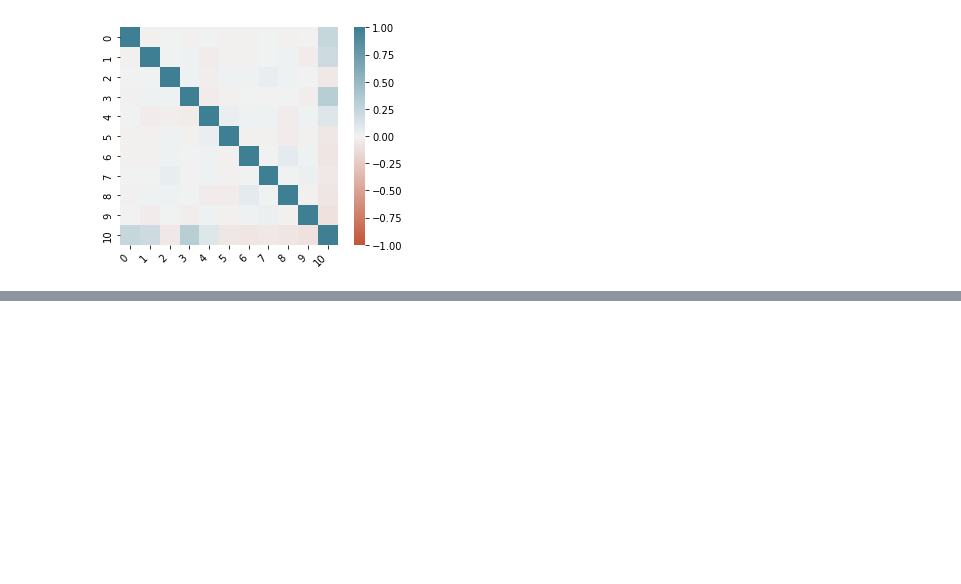
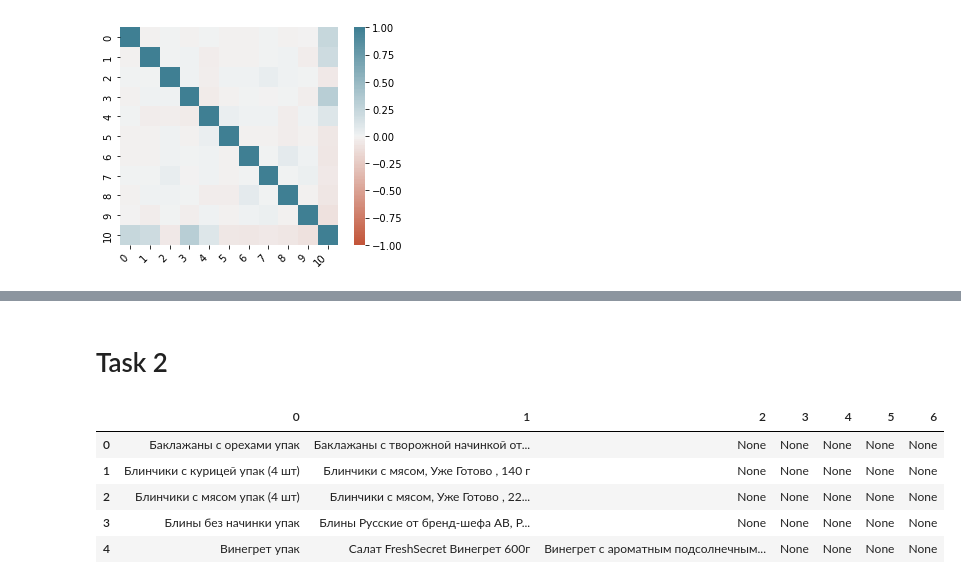
Before and after one commit to Yuriy-Kanygin/accenture, a Jupyter notebook: solution.ipynb, the cells around one changed output, grey strips where cells are left out. Saved outputs shown, nothing was run; the diff lists cells and outputs as text; code cells hidden in the pictures; blank space fills up the shorter version.

```diff
--- a/solution.ipynb
+++ b/solution.ipynb
@@ -100,0 +141,12 @@ print(f"Score: {score:.3f}")
+# %% [markdown]
+# Task 2
+# %%
+data = pd.read_json('data/test_task_NLP.json', orient='values')
+data.head()
+# %% [output]
+|  | 0 | 1 | 2 | 3 | 4 | 5 | 6 |
+| 0 | Баклажаны с орехами упак | Баклажаны с творожной начинкой от... | None | None | None | None | None |
+| 1 | Блинчики с курицей упак (4 шт) | Блинчики с мясом, Уже Готово , 140 г | None | None | None | None | None |
+| 2 | Блинчики с мясом упак (4 шт) | Блинчики с мясом, Уже Готово , 22... | None | None | None | None | None |
+| 3 | Блины без начинки упак | Блины Русские от бренд-шефа АВ, Р... | None | None | None | None | None |
+| 4 | Винегрет упак | Салат FreshSecret Винегрет 600г | Винегрет с ароматным подсолнечным... | None | None | None | None |
```
Also changed, not shown: parts of 19 cells of this notebook.
